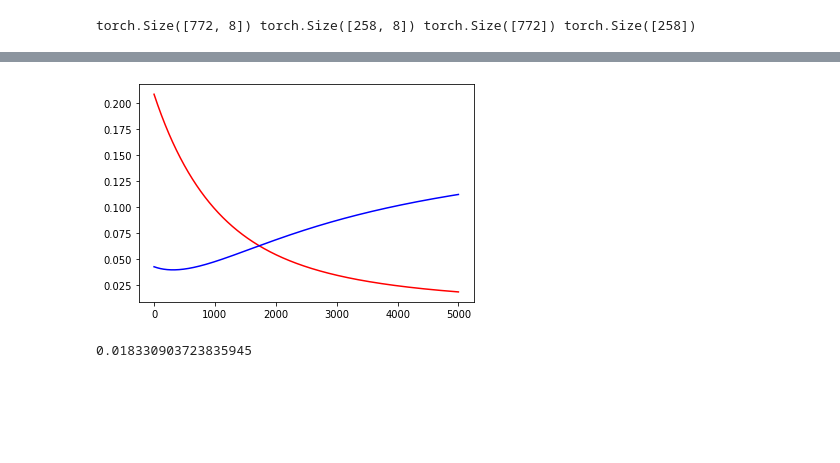
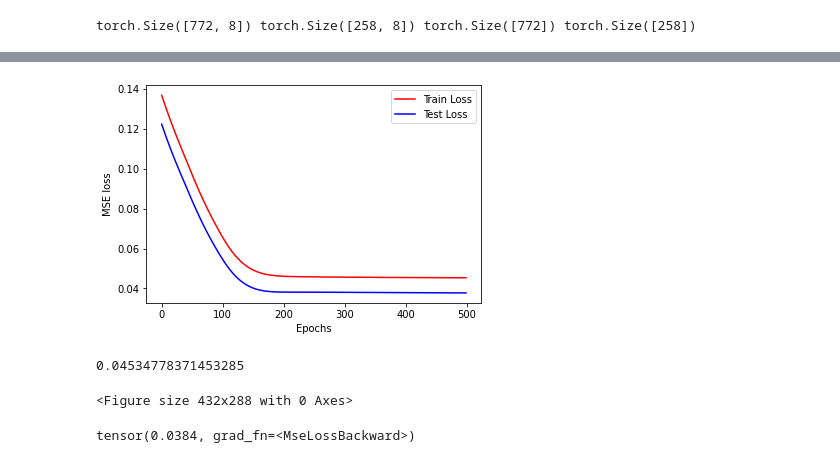
Before and after one commit to MSR806/DL_concrete_strength, a Jupyter notebook: Compressive_Strength_AI_Project.ipynb, the cells around one changed output, grey strips where cells are left out. Drawn from its saved outputs; the diff is of its cells as text; code cells hidden in the pictures; blank space fills up the shorter version.

```diff
--- a/Compressive_Strength_AI_Project.ipynb
+++ b/Compressive_Strength_AI_Project.ipynb
@@ -160,12 +156,11 @@ class FFNetwork(nn.Module):
   def __init__(self):
     super(FFNetwork, self).__init__()
     self.net = nn.Sequential(
-        nn.Linear(8, 128),    # (N, 8) --> (N, 128)
-        nn.Tanh(),
-        nn.Linear(128, 8),    # (N, 128) --> (N, 8)
-        nn.Tanh(),
-        nn.Linear(8,1),        # (N, 8)  --> (N, 1)
-        nn.Sigmoid()
+        nn.Linear(8, 64),    # (N, 8) --> (N, 64)
+        nn.ReLU(),
+        nn.Linear(64, 32),    # (N, 64) --> (N, 32)
+        nn.ReLU(),
+        nn.Linear(32,1)        # (N, 32)  --> (N, 1)
     )
 
   def fwd(self, x):
@@ -183,21 +178,25 @@ def fit(x, y, x_val, y_val, opt, loss_fn, epochs = 1000):
     loss.backward()
     opt.step()
     opt.zero_grad()
-    if epoch%50 ==0:
-      print('Epoch: %d/%d, Train loss: %0.2f, Test loss: %0.2f' %(epoch,epochs, loss, loss_fn(fn.fwd(x_val), y_val)))
-  plt.plot(train_loss_arr, 'r-')
-  plt.plot(test_loss_arr, 'b-')
+    if epoch%10 ==0:
+      print('Epoch: %d/%d, Train loss: %0.5f, Test loss: %0.5f' %(epoch,epochs, loss, loss_fn(fn.fwd(x_val), y_val)))
+  plt.plot(train_loss_arr, 'r-', label='Train Loss')
+  plt.plot(test_loss_arr, 'b-', label='Test Loss')
+  plt.legend(loc="upper right")
+  plt.xlabel('Epochs')
+  plt.ylabel('MSE loss')
   plt.show()
+  plt.savefig('loss.png')
   return loss.item()
 # %%
 fn = FFNetwork()
 loss_fn = nn.MSELoss(reduction = 'mean')
-opt = optim.SGD(fn.parameters(), lr = 0.001)
+opt = optim.Adam(fn.parameters(), lr = 0.0001)
 X_train = X_train.float()
 Y_train = Y_train.float()
 X_val = X_val.float()
 Y_val = Y_val.float()
 #out = fn.fwd(X_train)
 #print(loss_fn(fn.fwd(X_train), Y_train).item())
-fit(X_train, Y_train, X_val, Y_val, opt, loss_fn, epochs=5000)
+fit(X_train, Y_train, X_val, Y_val, opt, loss_fn, epochs=500)
 # %% [output]
@@ -221,2 +220,3 @@ Epoch: 4950/5000, Train loss: 0.02, Test loss: 0.11
-[figure, old version]
+[figure, new version]
-0.018330903723835945
+0.04534778371453285
+<Figure size 432x288 with 0 Axes>
@@ -226,0 +223,4 @@ fn.fwd(X_train).shape
+# %%
+print(loss_fn(fn.fwd(X_val), Y_val))
+# %% [output]
+tensor(0.0384, grad_fn=<MseLossBackward>)
```
Also changed, not shown: parts of 9 cells of this notebook.
